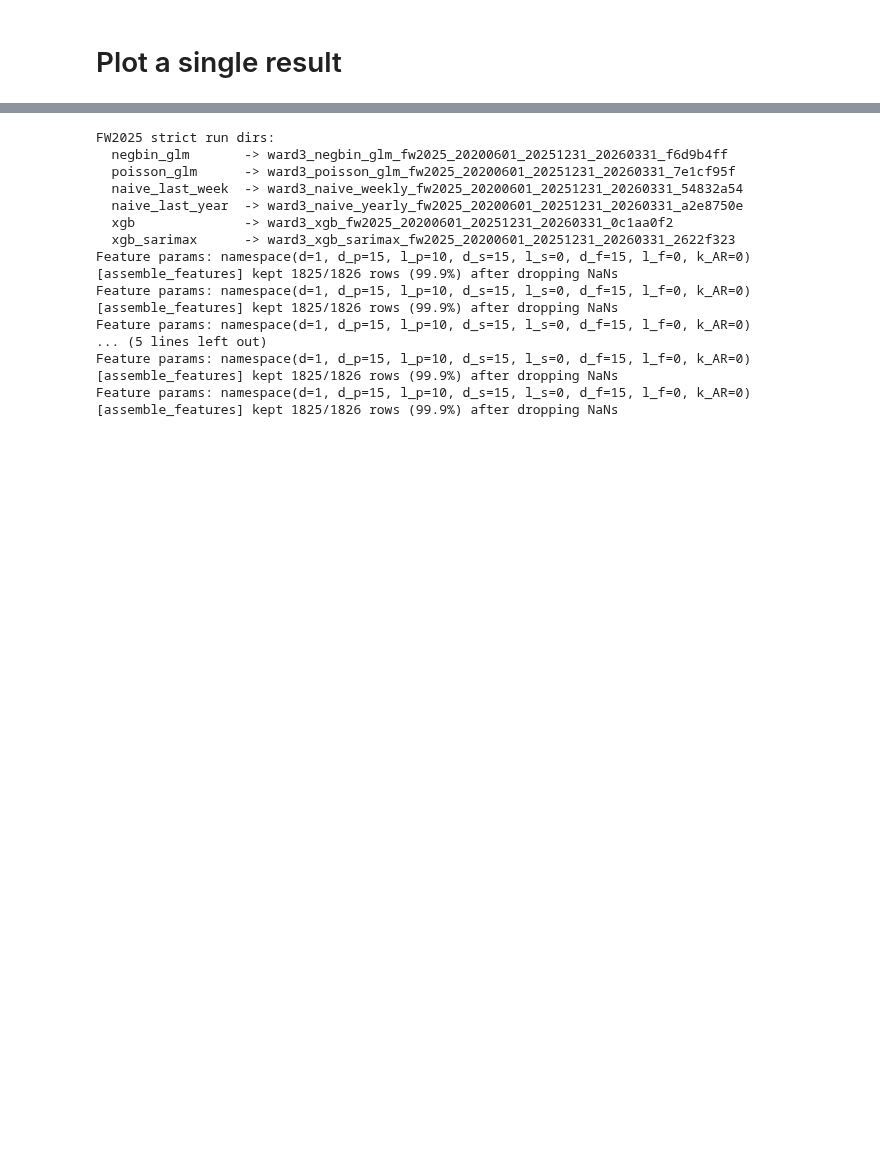
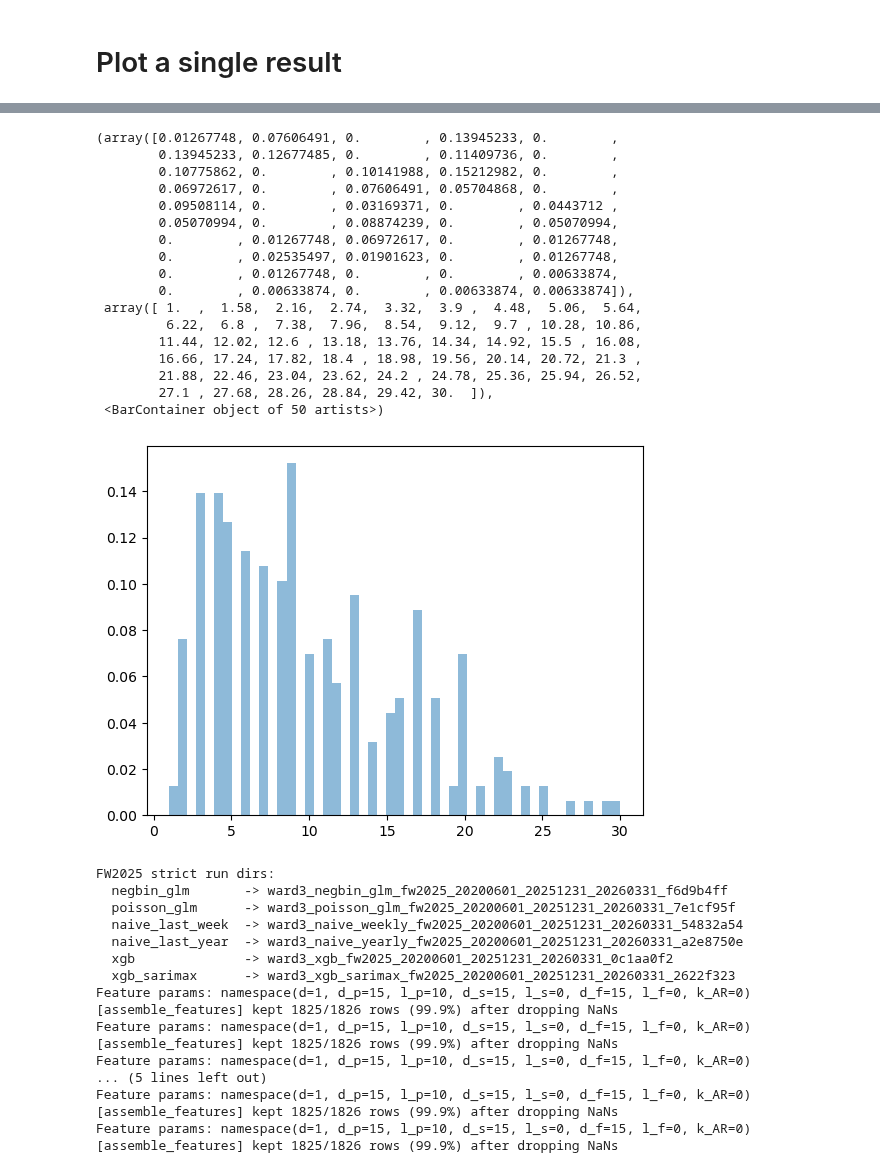
Before and after one commit to Erdos-Projects/spring-2026-dc-311, a Jupyter notebook: 5_results.ipynb, the cells around one changed output, grey strips where cells are left out. Saved outputs shown, nothing was run; the diff lists cells and outputs as text; code cells hidden in the pictures; blank space fills up the shorter version.

```diff
--- a/5_results.ipynb
+++ b/5_results.ipynb
@@ -77,3 +77,24 @@ plt.show()
+# %%
+plt.hist(y_test[y_test > 0], bins=50, alpha=0.5, label="Actual", density=True)
+# %% [output]
+(array([0.01267748, 0.07606491, 0.        , 0.13945233, 0.        ,
+        0.13945233, 0.12677485, 0.        , 0.11409736, 0.        ,
+        0.10775862, 0.        , 0.10141988, 0.15212982, 0.        ,
+        0.06972617, 0.        , 0.07606491, 0.05704868, 0.        ,
+        0.09508114, 0.        , 0.03169371, 0.        , 0.0443712 ,
+        0.05070994, 0.        , 0.08874239, 0.        , 0.05070994,
+        0.        , 0.01267748, 0.06972617, 0.        , 0.01267748,
+        0.        , 0.02535497, 0.01901623, 0.        , 0.01267748,
+        0.        , 0.01267748, 0.        , 0.        , 0.00633874,
+        0.        , 0.00633874, 0.        , 0.00633874, 0.00633874]),
+ array([ 1.  ,  1.58,  2.16,  2.74,  3.32,  3.9 ,  4.48,  5.06,  5.64,
+         6.22,  6.8 ,  7.38,  7.96,  8.54,  9.12,  9.7 , 10.28, 10.86,
+        11.44, 12.02, 12.6 , 13.18, 13.76, 14.34, 14.92, 15.5 , 16.08,
+        16.66, 17.24, 17.82, 18.4 , 18.98, 19.56, 20.14, 20.72, 21.3 ,
+        21.88, 22.46, 23.04, 23.62, 24.2 , 24.78, 25.36, 25.94, 26.52,
+        27.1 , 27.68, 28.26, 28.84, 29.42, 30.  ]),
+ <BarContainer object of 50 artists>)
+[figure, added]
 # %%
 from pathlib import Path
 import yaml
```
Also changed, not shown: parts of 3 cells of this notebook, 34 other files.
